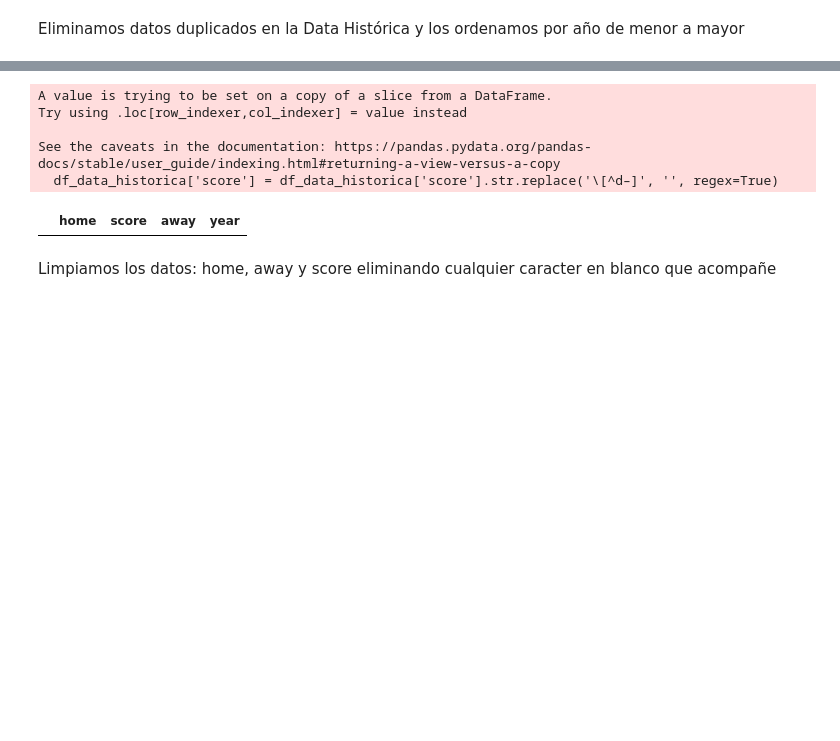
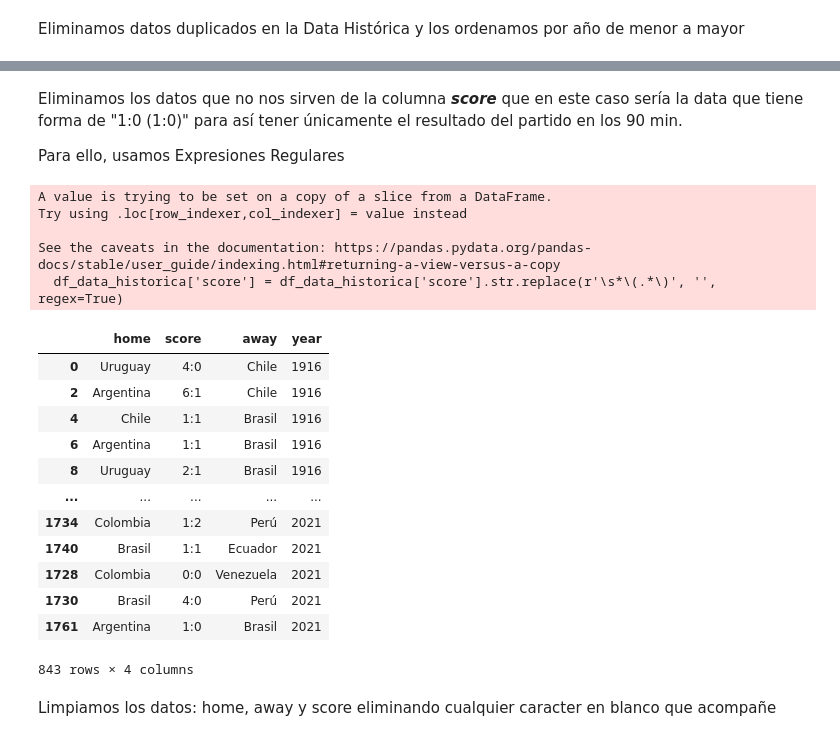
Before and after one commit to JuanjoRestrepo/Euro-and-CopaAmerica-2024, a Jupyter notebook: CopaAmerica2024.ipynb, the cells around one changed output, grey strips where cells are left out. Cells and saved outputs as stored; diff of their text form; code cells hidden in the pictures; blank space fills up the shorter version.

Commit message:
score column cleaned

```diff
--- a/CopaAmerica2024.ipynb
+++ b/CopaAmerica2024.ipynb
@@ -432,0 +461,4 @@ La expresión '[^d–]' nos reemplaza cualquier expresión que sea diferente a u
+# %%
+df_data_historica = df_data_historica.dropna()
+df_data_historica.sort_values('year', inplace=True)
+df_data_historica
@@ -433,13 +483,29 @@ La expresión '[^d–]' nos reemplaza cualquier expresión que sea diferente a u
+# %% [markdown]
+Eliminamos los datos que no nos sirven de la columna ***score*** que en este caso sería la data que tiene forma de "1:0 (1:0)" para así tener únicamente el resultado del partido en los 90 min.
+
+Para ello, usamos Expresiones Regulares
 # %%
-df_data_historica['score'] = df_data_historica['score'].str.replace('\[^d–]', '', regex=True)
-df_data_historica[df_data_historica['score'].str.contains('\[^d–]')]
+df_data_historica['score'] = df_data_historica['score'].str.replace(r'\s*\(.*\)', '', regex=True)
+df_data_historica
 # %% [output]
 A value is trying to be set on a copy of a slice from a DataFrame.
 Try using .loc[row_indexer,col_indexer] = value instead
 
 See the caveats in the documentation: https://pandas.pydata.org/pandas-docs/stable/user_guide/indexing.html#returning-a-view-versus-a-copy
-  df_data_historica['score'] = df_data_historica['score'].str.replace('\[^d–]', '', regex=True)
+  df_data_historica['score'] = df_data_historica['score'].str.replace(r'\s*\(.*\)', '', regex=True)
 |  | home | score | away | year |
+| 0 | Uruguay | 4:0 | Chile | 1916 |
+| 2 | Argentina | 6:1 | Chile | 1916 |
+| 4 | Chile | 1:1 | Brasil | 1916 |
+| 6 | Argentina | 1:1 | Brasil | 1916 |
+| 8 | Uruguay | 2:1 | Brasil | 1916 |
+| ... | ... | ... | ... | ... |
+| 1734 | Colombia | 1:2 | Perú | 2021 |
+| 1740 | Brasil | 1:1 | Ecuador | 2021 |
+| 1728 | Colombia | 0:0 | Venezuela | 2021 |
+| 1730 | Brasil | 4:0 | Perú | 2021 |
+| 1761 | Argentina | 1:0 | Brasil | 2021 |
+843 rows × 4 columns
 # %% [markdown]
 Limpiamos los datos: home, away y score eliminando cualquier caracter en blanco que acompañe
 # %%
```
Also changed, not shown: parts of 30 cells of this notebook.
